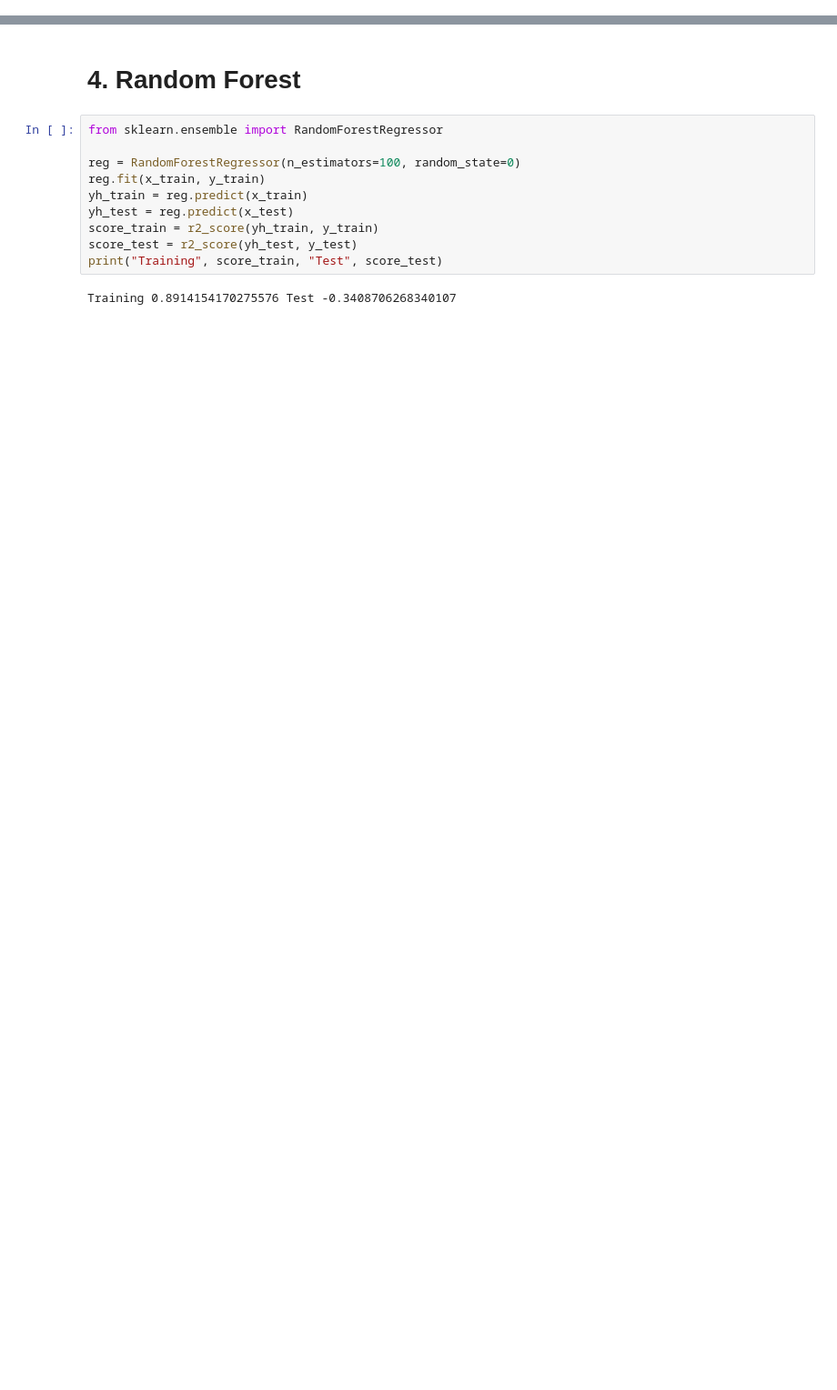
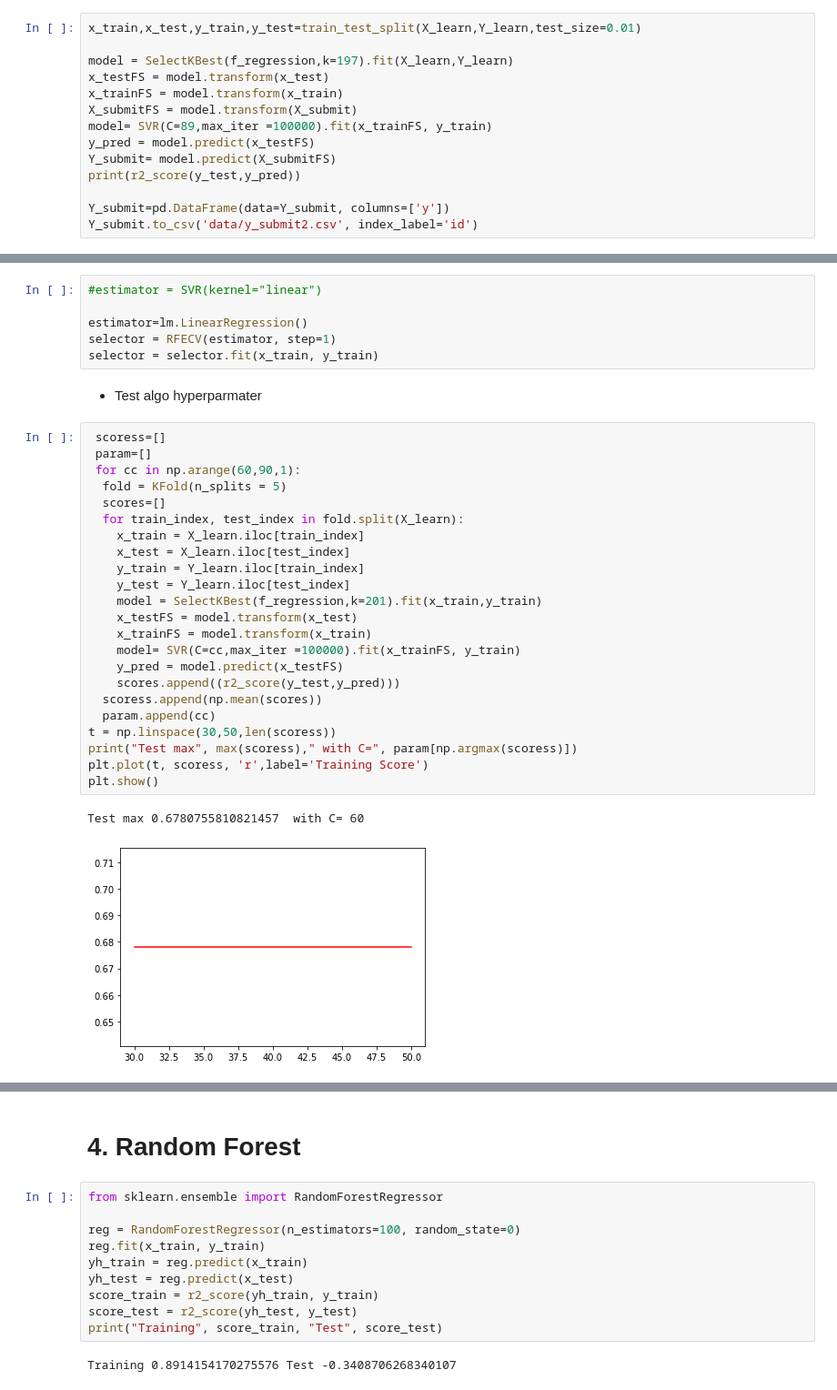
Before and after one commit to Luca-Blum/Advanced_Machine_Learning, a Jupyter notebook: task1/task1 - Yanick.ipynb, the cells around one changed output, grey strips where cells are left out. Shown at 91% size. Saved outputs shown, nothing was run; the diff lists cells and outputs as text; blank space fills up the shorter version.

```diff
--- a/task1/task1 - Yanick.ipynb
+++ b/task1/task1 - Yanick.ipynb
@@ -246,0 +229,14 @@ plt.show()
+# %%
+x_train,x_test,y_train,y_test=train_test_split(X_learn,Y_learn,test_size=0.01)
+
+model = SelectKBest(f_regression,k=197).fit(X_learn,Y_learn)
+x_testFS = model.transform(x_test)
+x_trainFS = model.transform(x_train)
+X_submitFS = model.transform(X_submit)
+model= SVR(C=89,max_iter =100000).fit(x_trainFS, y_train)
+y_pred = model.predict(x_testFS)
+Y_submit= model.predict(X_submitFS)
+print(r2_score(y_test,y_pred))
+
+Y_submit=pd.DataFrame(data=Y_submit, columns=['y'])
+Y_submit.to_csv('data/y_submit2.csv', index_label='id')
@@ -246,0 +247,34 @@ plt.show()
+# %%
+#estimator = SVR(kernel="linear")
+
+estimator=lm.LinearRegression()
+selector = RFECV(estimator, step=1)
+selector = selector.fit(x_train, y_train)
+# %% [markdown]
+* Test algo hyperparmater
+# %%
+ scoress=[]
+ param=[]
+ for cc in np.arange(60,90,1):
+  fold = KFold(n_splits = 5)
+  scores=[]
+  for train_index, test_index in fold.split(X_learn):
+    x_train = X_learn.iloc[train_index]
+    x_test = X_learn.iloc[test_index]
+    y_train = Y_learn.iloc[train_index]
+    y_test = Y_learn.iloc[test_index]
+    model = SelectKBest(f_regression,k=201).fit(x_train,y_train)
+    x_testFS = model.transform(x_test)
+    x_trainFS = model.transform(x_train)
+    model= SVR(C=cc,max_iter =100000).fit(x_trainFS, y_train)
+    y_pred = model.predict(x_testFS)
+    scores.append((r2_score(y_test,y_pred)))
+  scoress.append(np.mean(scores))
+  param.append(cc)
+t = np.linspace(30,50,len(scoress))
+print("Test max", max(scoress)," with C=", param[np.argmax(scoress)])
+plt.plot(t, scoress, 'r',label='Training Score')
+plt.show()
+# %% [output]
+Test max 0.6780755810821457  with C= 60
+[figure, added]
```
Also changed, not shown: parts of 49 cells of this notebook, 2 other files.
